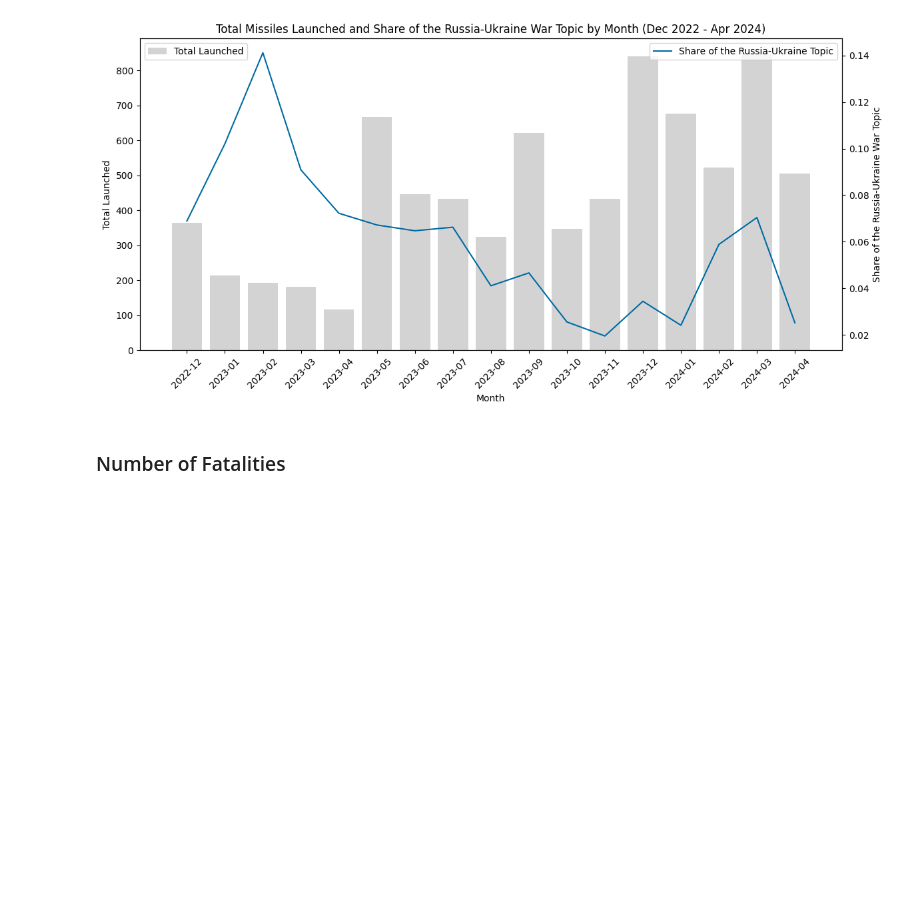
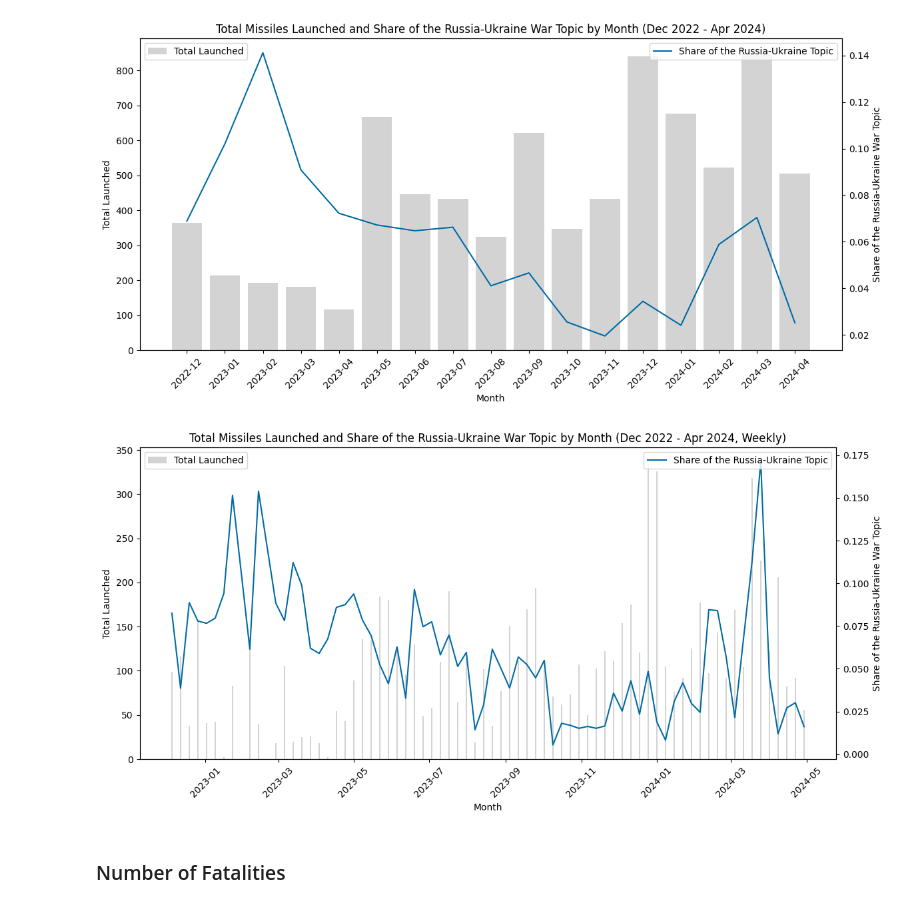
Before and after one commit to adgianv/Thesis---War-Image-Classification, a Jupyter notebook: Inference.ipynb, the cells around one changed output. Drawn from its saved outputs; the diff is of its cells as text; code cells hidden in the pictures; blank space fills up the shorter version.

```diff
--- a/Inference.ipynb
+++ b/Inference.ipynb
@@ -394,6 +469,7 @@ df_missiles['time_start'] = pd.to_datetime(df_missiles['time_start'], format='mi
 
 # Extract month and year
 df_missiles['year_month'] = df_missiles['time_start'].dt.to_period('M')
+df_missiles['week'] = df_missiles['time_start'].dt.to_period('W')
 
 # Group by month and year and sum 'launched'
 df_aggregated = df_missiles.groupby('year_month')['launched'].sum().reset_index()
@@ -408,6 +484,15 @@ df_aggregated['year_month'] = df_aggregated['year_month'].dt.to_timestamp()
 start_date = pd.Timestamp('2022-12-01')
 end_date = pd.Timestamp('2024-04-30')
 df_aggregated = df_aggregated[(df_aggregated['year_month'] >= start_date) & (df_aggregated['year_month'] <= end_date)]
+# %%
+df_aggregated_weekly = df_missiles.groupby('week')['launched'].sum().reset_index()
+# Convert 'week' back to a datetime format for easier reading (optional)
+df_aggregated_weekly['week'] = df_aggregated_weekly['week'].dt.to_timestamp()
+
+# Filter the DataFrame to include only months from 2022-12 to 2024-04
+start_date = pd.Timestamp('2022-12-01')
+end_date = pd.Timestamp('2024-04-30')
+df_aggregated_weekly = df_aggregated_weekly[(df_aggregated_weekly['week'] >= start_date) & (df_aggregated_weekly['week'] <= end_date)]
 # %%
 # Merge df_aggregated with df_restructured on 'Month' and 'year_month'
 df_aggregated = pd.merge(df_aggregated, df_restructured[['year_month',
@@ -423,3 +508,11 @@ df_aggregated.head()
 | 2 | 2023-02-01 | 193.0 | 0.141184 | 0.195722 | 0.100925 | ... |
 | 3 | 2023-03-01 | 181.0 | 0.090881 | 0.111977 | 0.076399 | ... |
 | 4 | 2023-04-01 | 117.0 | 0.072224 | 0.091097 | 0.061329 | ... |
+# %%
+# Merge df_aggregated with df_restructured on 'Month' and 'week'
+df_aggregated_weekly = pd.merge(df_aggregated_weekly, df_restructured_weekly[['week',
+                                                         'share_with_ukraine',
+                                                        'a3_share_with_ukraine',
+                                                        'la6_share_with_ukraine',
+                                                        't5_share_with_ukraine']], on='week', how='left')
+df_aggregated_weekly.head()
@@ -445,6 +545,28 @@ plt.tight_layout()
 plt.show()
 # %% [output]
 [figure]
+# %%
+# Plotting
+fig, ax1 = plt.subplots(figsize=(12, 6))
+
+# Plot bar chart on left axis
+ax1.bar(df_aggregated_weekly['week'], df_aggregated_weekly['launched'], color='lightgrey', label='Total Launched')
+ax1.set_xlabel('Month')
+ax1.set_ylabel('Total Launched')
+ax1.tick_params(axis='x', rotation=45)
+ax1.legend(loc='upper left')
+
+# Create second y-axis for the line plot
+ax2 = ax1.twinx()
+ax2.plot(df_aggregated_weekly['week'], df_aggregated_weekly['share_with_ukraine'], label='Share of the Russia-Ukraine Topic')
+ax2.set_ylabel('Share of the Russia-Ukraine War Topic')
+ax2.legend(loc='upper right')
+
+plt.title('Total Missiles Launched and Share of the Russia-Ukraine War Topic by Month (Dec 2022 - Apr 2024, Weekly)')
+plt.tight_layout()
+plt.show()
+# %% [output]
+[figure, added]
 # %% [markdown]
 ### Number of Fatalities
 # %%
```
Also changed, not shown: parts of 13 cells of this notebook, 1 other file.
